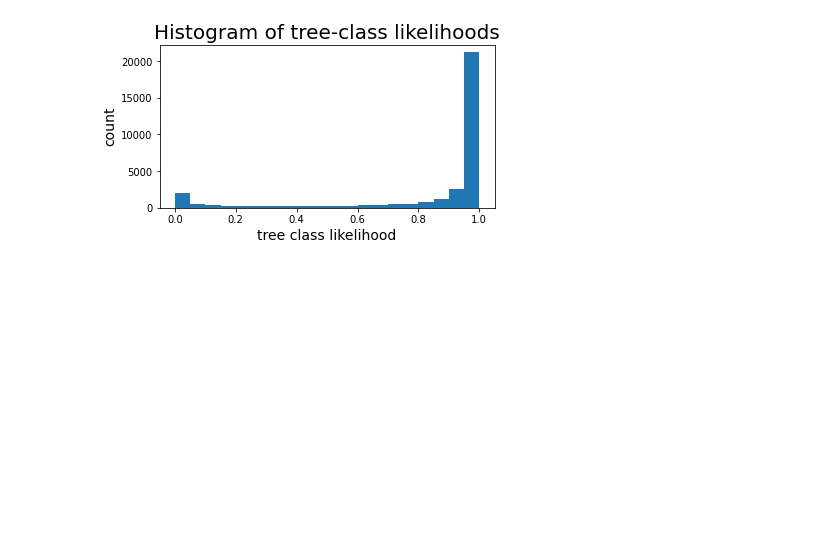
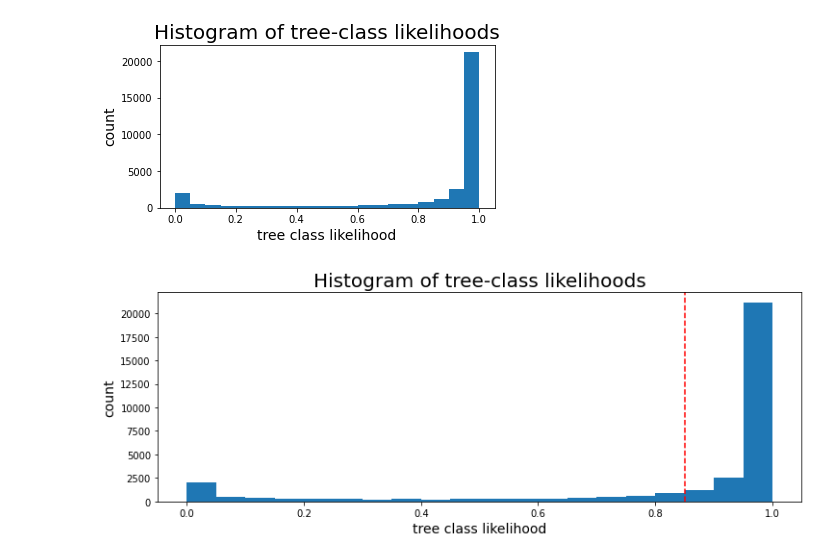
Before and after one commit to etrieschman/tree-finder, a Jupyter notebook: notebooks/preprocess_images.ipynb, the cells around one changed output. Drawn from its saved outputs; the diff is of its cells as text; code cells hidden in the pictures; blank space fills up the shorter version.

```diff
--- a/notebooks/preprocess_images.ipynb
+++ b/notebooks/preprocess_images.ipynb
@@ -252,5 +275,15 @@ plt.show()
 # %% [output]
 [figure]
+# %%
+fig, ax = plt.subplots(figsize=(12, 4))
+plt.hist(realtree_likelihood, bins=20)
+plt.axvline(x=0.85, c='r', linestyle='--')
+plt.ylabel('count')
+plt.xlabel('tree class likelihood')
+plt.title('Histogram of tree-class likelihoods')
+plt.show()
+# %% [output]
+[figure, added]
 # %%
 # save results to file
 if save_files:
```
Also changed, not shown: parts of 7 cells of this notebook, 8 other files.
